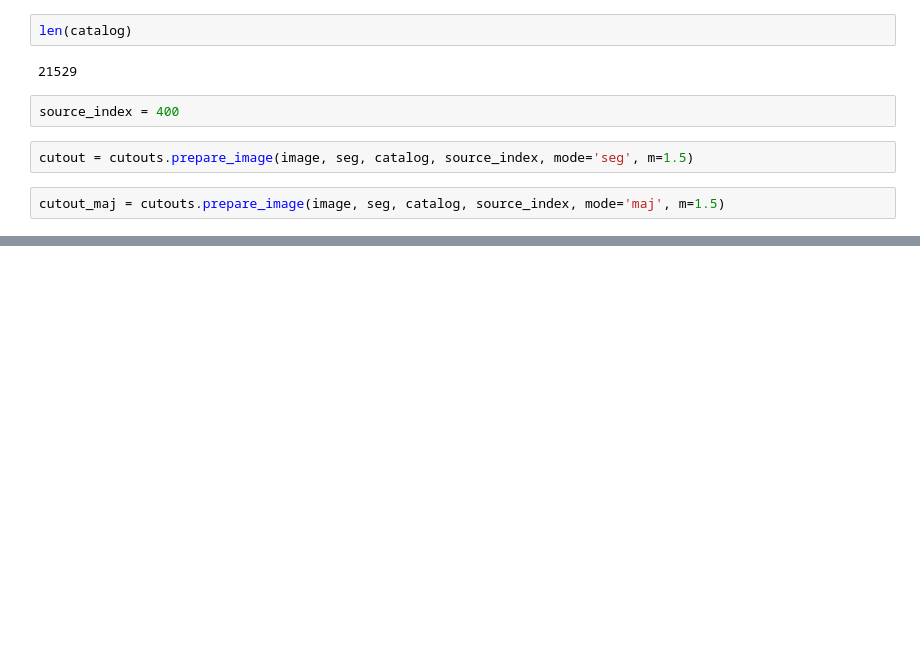
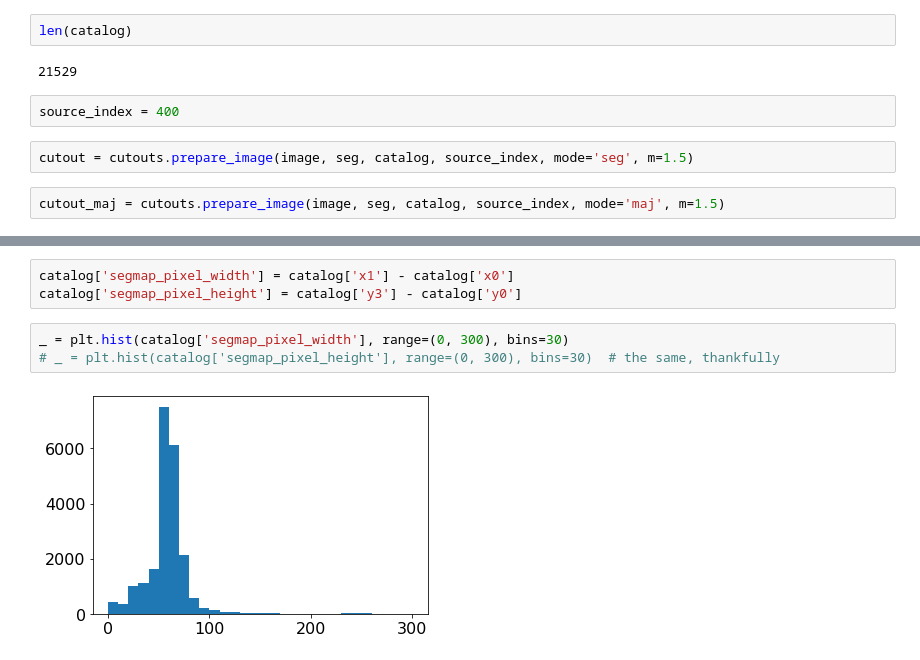
Before and after one commit to mwalmsley/zoobot-euclid, a Jupyter notebook: development/tester.ipynb, the cells around one changed output, grey strips where cells are left out. Saved outputs shown, nothing was run; the diff lists cells and outputs as text; blank space fills up the shorter version.

```diff
--- a/development/tester.ipynb
+++ b/development/tester.ipynb
@@ -118,0 +193,8 @@ create_plots(image, seg, catalog, n_examples=30)
+# %%
+catalog['segmap_pixel_width'] = catalog['x1'] - catalog['x0']
+catalog['segmap_pixel_height'] = catalog['y3'] - catalog['y0']
+# %%
+_ = plt.hist(catalog['segmap_pixel_width'], range=(0, 300), bins=30)
+# _ = plt.hist(catalog['segmap_pixel_height'], range=(0, 300), bins=30)  # the same, thankfully
+# %% [output]
+[figure, added]
```
Also changed, not shown: parts of 16 cells of this notebook, 2 other files.
